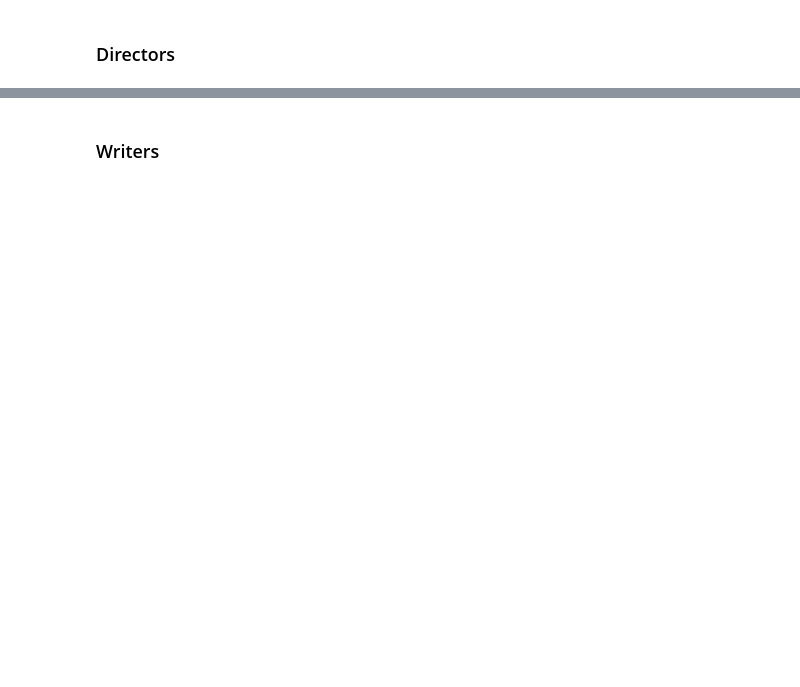
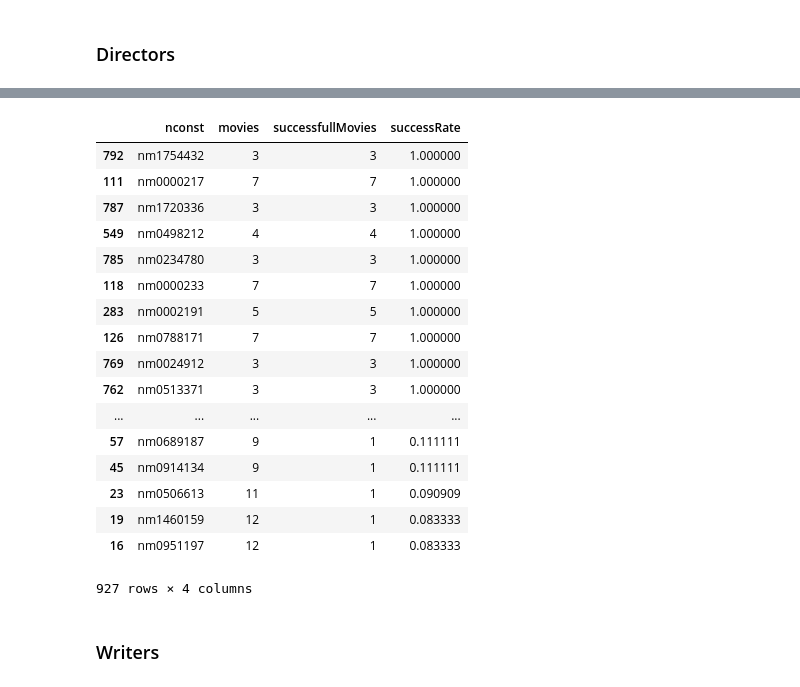
Before and after one commit to philipohlund/2IS063_project, a Jupyter notebook: Data Mining Project.ipynb, the cells around one changed output, grey strips where cells are left out. Saved outputs shown, nothing was run; the diff lists cells and outputs as text; code cells hidden in the pictures; blank space fills up the shorter version.

```diff
--- a/Data Mining Project.ipynb
+++ b/Data Mining Project.ipynb
@@ -263,5 +610,5 @@ actors.sort_values(by='SuccessRate', ascending=0)
 import collections
 directors = collections.Counter(movies_ratings_crew_actors["directors"]).most_common()
 directors = pd.DataFrame(list(directors))
-directors.columns = ["nconst", "Movies"]
+directors.columns = ["nconst", "movies"]
 directors
@@ -268,6 +634,6 @@ directors
 # %%
 successfull_directors = successfull_movies['directors']
 successfull_directors = successfull_directors.value_counts().reset_index()
-successfull_directors.columns = ['nconst', 'SuccessfullMovies']
+successfull_directors.columns = ['nconst', 'successfullMovies']
 directors = pd.merge(directors, successfull_directors, on='nconst')
 directors
@@ -274,9 +659,28 @@ directors
 # %%
 for i, row in directors.iterrows():
-    directors.at[i, 'SuccessRate'] = directors.at[i, 'SuccessfullMovies'] / directors.at[i, 'Movies']
+    directors.at[i, 'successRate'] = directors.at[i, 'successfullMovies'] / directors.at[i, 'movies']
 
-directors = directors[directors.Movies >= 3]
-directors.sort_values(by='SuccessRate', ascending=0)
+directors = directors[directors.movies >= 3]
+directors.sort_values(by='successRate', ascending=0)
+# %% [output]
+|  | nconst | movies | successfullMovies | successRate |
+| 792 | nm1754432 | 3 | 3 | 1.000000 |
+| 111 | nm0000217 | 7 | 7 | 1.000000 |
+| 787 | nm1720336 | 3 | 3 | 1.000000 |
+| 549 | nm0498212 | 4 | 4 | 1.000000 |
+| 785 | nm0234780 | 3 | 3 | 1.000000 |
+| 118 | nm0000233 | 7 | 7 | 1.000000 |
+| 283 | nm0002191 | 5 | 5 | 1.000000 |
+| 126 | nm0788171 | 7 | 7 | 1.000000 |
+| 769 | nm0024912 | 3 | 3 | 1.000000 |
+| 762 | nm0513371 | 3 | 3 | 1.000000 |
+| ... | ... | ... | ... | ... |
+| 57 | nm0689187 | 9 | 1 | 0.111111 |
+| 45 | nm0914134 | 9 | 1 | 0.111111 |
+| 23 | nm0506613 | 11 | 1 | 0.090909 |
+| 19 | nm1460159 | 12 | 1 | 0.083333 |
+| 16 | nm0951197 | 12 | 1 | 0.083333 |
+927 rows × 4 columns
 # %% [markdown]
 ### Writers
 # %%
```
Also changed, not shown: parts of 29 cells of this notebook.
